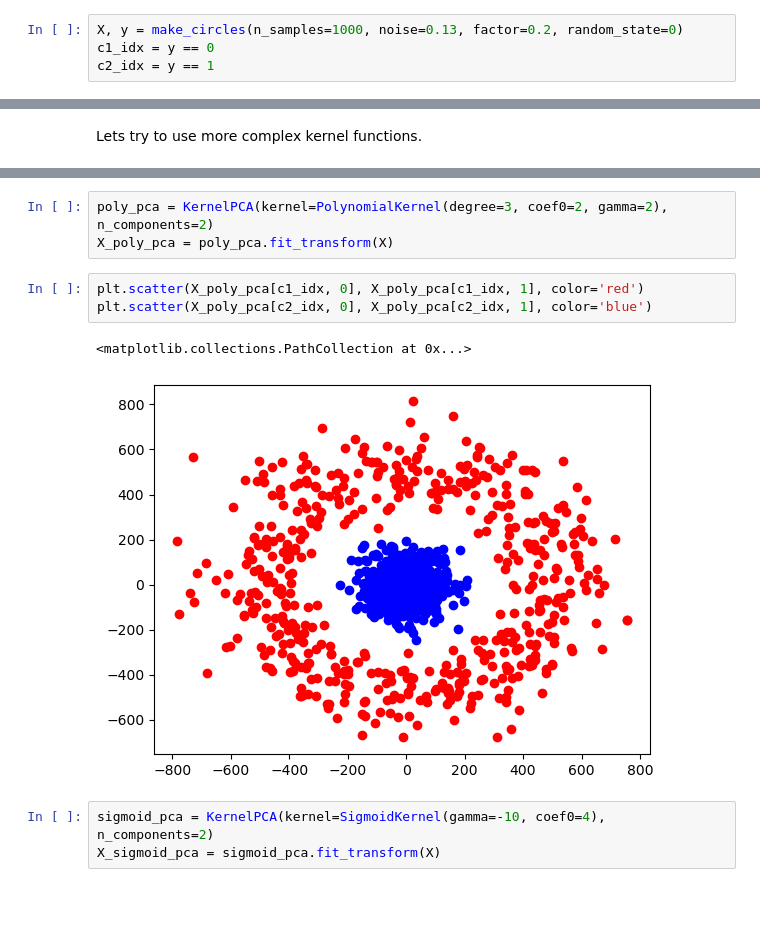
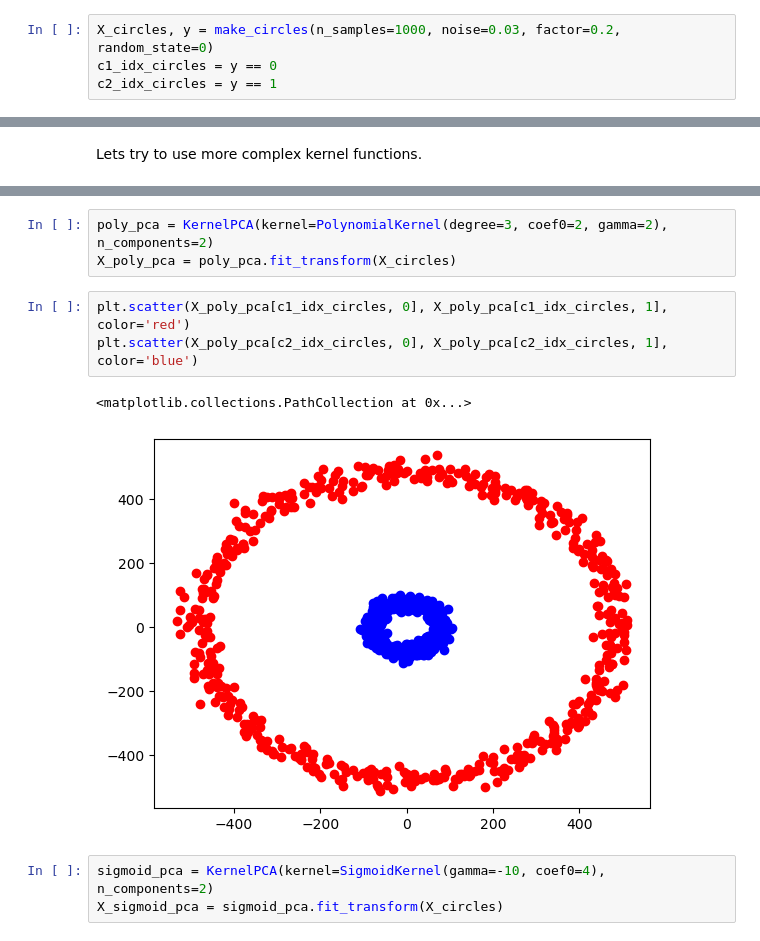
Before and after one commit to Nekson228/ETU2024_AISeminar_DataCompression, a Jupyter notebook: notebooks/kernel_pca/synthetic_demo.ipynb, the cells around one changed output, grey strips where cells are left out. Drawn from its saved outputs; the diff is of its cells as text; blank space fills up the shorter version.

```diff
--- a/notebooks/kernel_pca/synthetic_demo.ipynb
+++ b/notebooks/kernel_pca/synthetic_demo.ipynb
@@ -8,7 +8,7 @@ import matplotlib.pyplot as plt
 
 from sklearn.datasets import make_moons, make_circles
 # %%
-X, y = make_circles(n_samples=1000, noise=0.13, factor=0.2, random_state=0)
-c1_idx = y == 0
-c2_idx = y == 1
+X_circles, y = make_circles(n_samples=1000, noise=0.03, factor=0.2, random_state=0)
+c1_idx_circles = y == 0
+c2_idx_circles = y == 1
 # %%
@@ -86,13 +86,13 @@ plt.scatter(X_rbf_pca[c2_idx, 0], X_rbf_pca[c2_idx, 1], color='blue')
 # %%
 poly_pca = KernelPCA(kernel=PolynomialKernel(degree=3, coef0=2, gamma=2), n_components=2)
-X_poly_pca = poly_pca.fit_transform(X)
+X_poly_pca = poly_pca.fit_transform(X_circles)
 # %%
-plt.scatter(X_poly_pca[c1_idx, 0], X_poly_pca[c1_idx, 1], color='red')
-plt.scatter(X_poly_pca[c2_idx, 0], X_poly_pca[c2_idx, 1], color='blue')
+plt.scatter(X_poly_pca[c1_idx_circles, 0], X_poly_pca[c1_idx_circles, 1], color='red')
+plt.scatter(X_poly_pca[c2_idx_circles, 0], X_poly_pca[c2_idx_circles, 1], color='blue')
 # %% [output]
 <matplotlib.collections.PathCollection at 0x...>
-[figure, old version]
+[figure, new version]
 # %%
 sigmoid_pca = KernelPCA(kernel=SigmoidKernel(gamma=-10, coef0=4), n_components=2)
-X_sigmoid_pca = sigmoid_pca.fit_transform(X)
+X_sigmoid_pca = sigmoid_pca.fit_transform(X_circles)
 # %%
```
Also changed, not shown: parts of 16 cells of this notebook, 3 other files.
